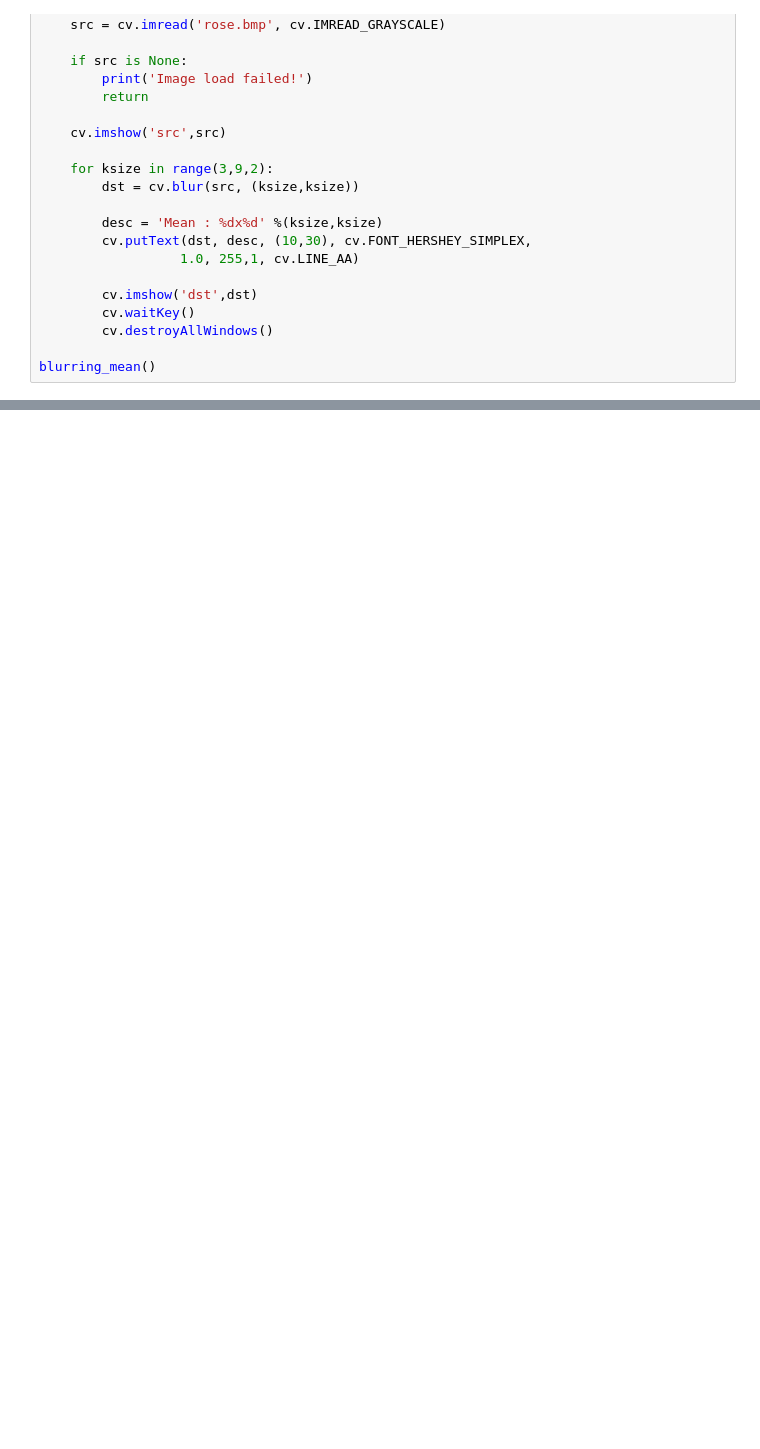
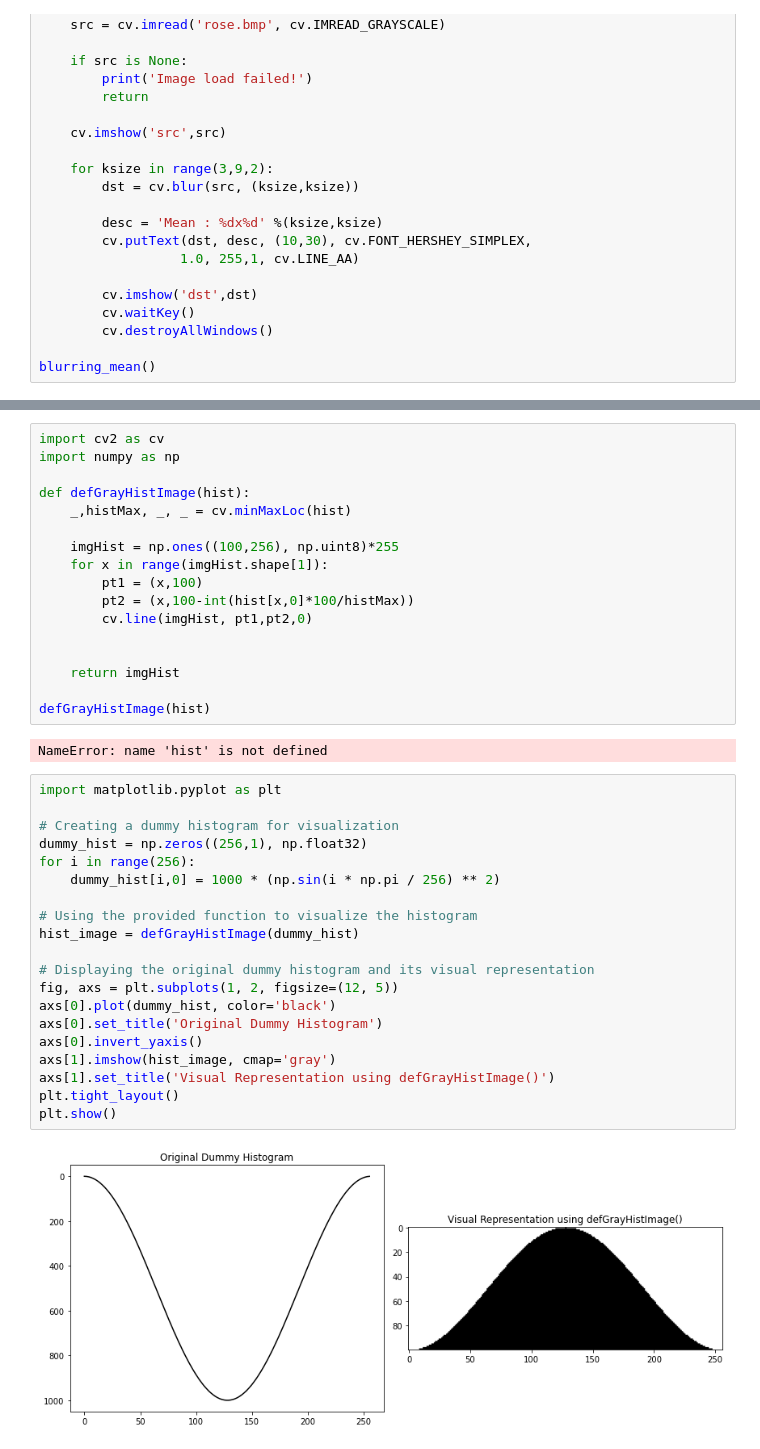
Before and after one commit to 9taetae9/OpenCV, a Jupyter notebook: Midterm_practice.ipynb, the cells around one changed output, grey strips where cells are left out. Drawn from its saved outputs; the diff is of its cells as text; blank space fills up the shorter version.

```diff
--- a/Midterm_practice.ipynb
+++ b/Midterm_practice.ipynb
@@ -1692,0 +1716,41 @@ blurring_mean()
+# %%
+import cv2 as cv
+import numpy as np
+
+def defGrayHistImage(hist):
+    _,histMax, _, _ = cv.minMaxLoc(hist)
+
+    imgHist = np.ones((100,256), np.uint8)*255
+    for x in range(imgHist.shape[1]):
+        pt1 = (x,100)
+        pt2 = (x,100-int(hist[x,0]*100/histMax))
+        cv.line(imgHist, pt1,pt2,0)
+
+
+    return imgHist
+
+defGrayHistImage(hist)
+# %% [output]
+NameError: name 'hist' is not defined
+# %%
+import matplotlib.pyplot as plt
+
+# Creating a dummy histogram for visualization
+dummy_hist = np.zeros((256,1), np.float32)
+for i in range(256):
+    dummy_hist[i,0] = 1000 * (np.sin(i * np.pi / 256) ** 2)
+
+# Using the provided function to visualize the histogram
+hist_image = defGrayHistImage(dummy_hist)
+
+# Displaying the original dummy histogram and its visual representation
+fig, axs = plt.subplots(1, 2, figsize=(12, 5))
+axs[0].plot(dummy_hist, color='black')
+axs[0].set_title('Original Dummy Histogram')
+axs[0].invert_yaxis()
+axs[1].imshow(hist_image, cmap='gray')
+axs[1].set_title('Visual Representation using defGrayHistImage()')
+plt.tight_layout()
+plt.show()
+# %% [output]
+[figure, added]
```
Also changed, not shown: parts of 4 cells of this notebook, 1 other file.
